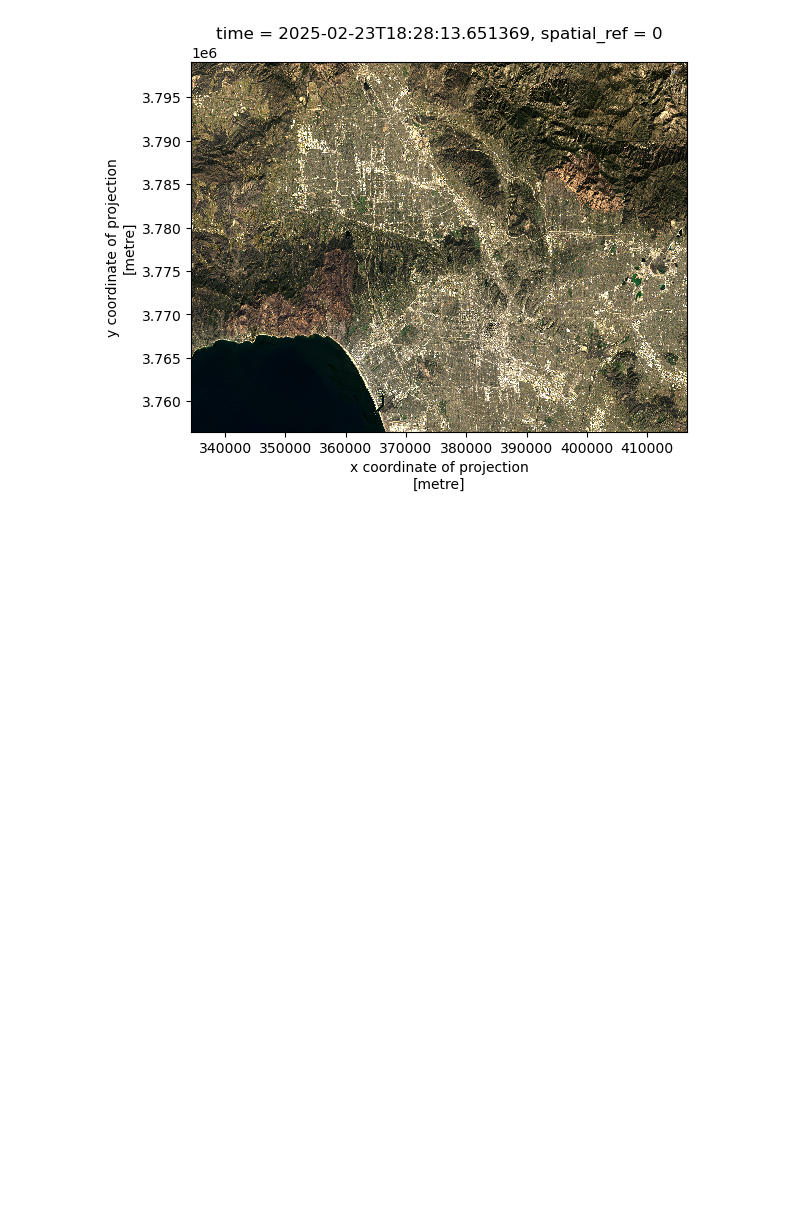
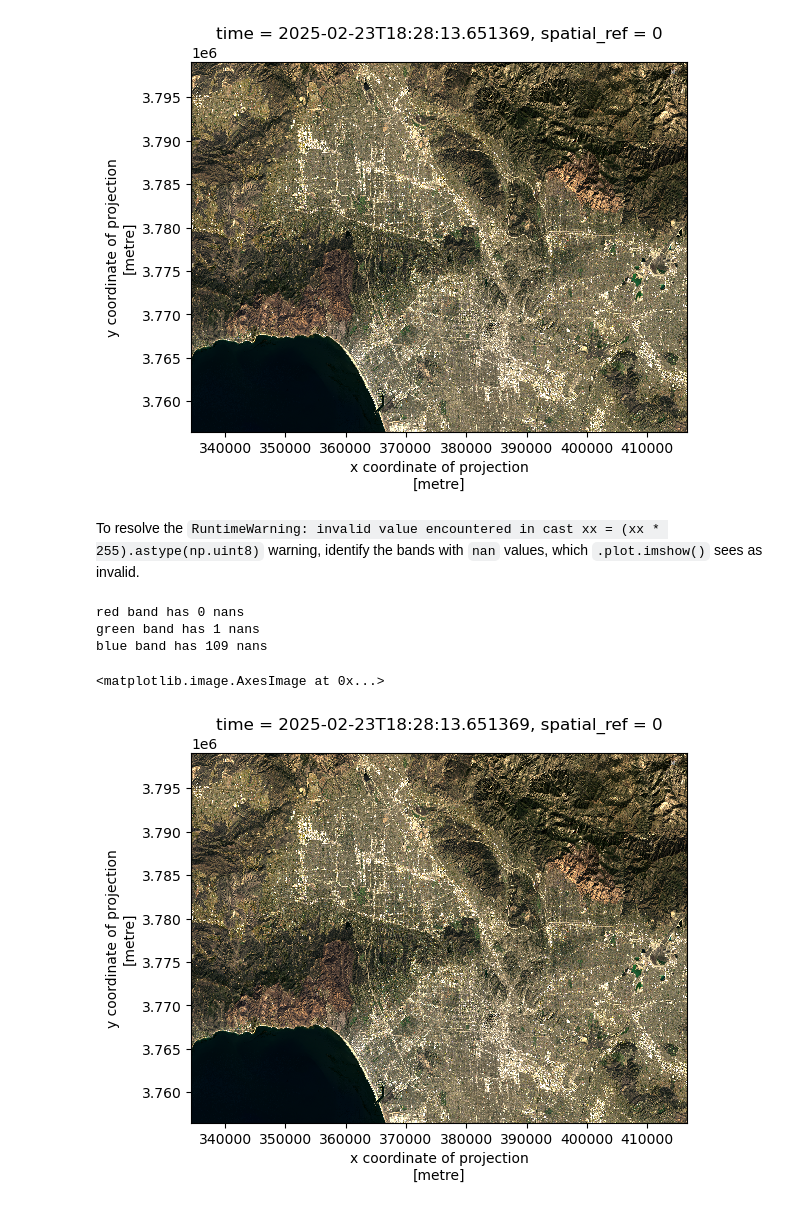
Before and after one commit to kaimorquecho/eds220-hwk4, a Jupyter notebook: hwk4-task2-false-color-Morquecho.ipynb, the cells around one changed output. Cells and saved outputs as stored; diff of their text form; code cells hidden in the pictures; blank space fills up the shorter version.

Commit message:
replace nans with zero and plot false color image

```diff
--- a/hwk4-task2-false-color-Morquecho.ipynb
+++ b/hwk4-task2-false-color-Morquecho.ipynb
@@ -138,3 +139,6 @@ landsat[['red','green','blue']].to_array().plot.imshow(robust = True)
 # %% [output]
 <matplotlib.image.AxesImage at 0x...>
 [figure]
+# %% [markdown]
+To resolve the `RuntimeWarning: invalid value encountered in cast
+  xx = (xx * 255).astype(np.uint8)` warning, identify the bands with `nan` values, which `.plot.imshow()` sees as invalid.
@@ -140,0 +148,13 @@ landsat[['red','green','blue']].to_array().plot.imshow(robust = True)
+# %%
+# Print the results by band
+for band, count in zip(nan_mask['variable'].values, nan_mask.values):
+    print(f'{band} band has {count} nans')
+# %% [output]
+red band has 0 nans
+green band has 1 nans
+blue band has 109 nans
+# %%
+landsat[['red','green','blue']].fillna(value=0).to_array().plot.imshow(robust=True)
+# %% [output]
+<matplotlib.image.AxesImage at 0x...>
+[figure, added]
```
Also changed, not shown: parts of 2 cells of this notebook.
